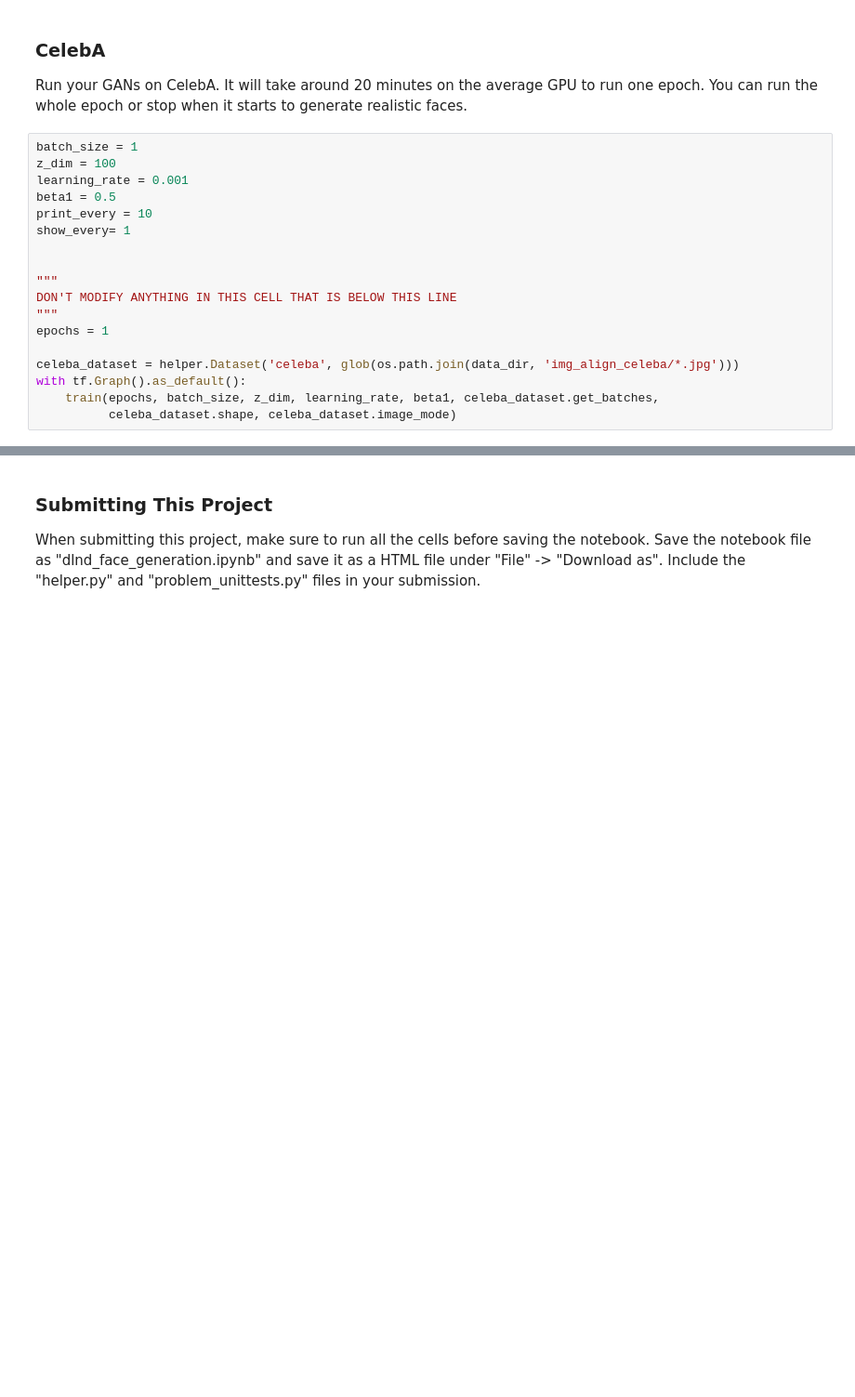
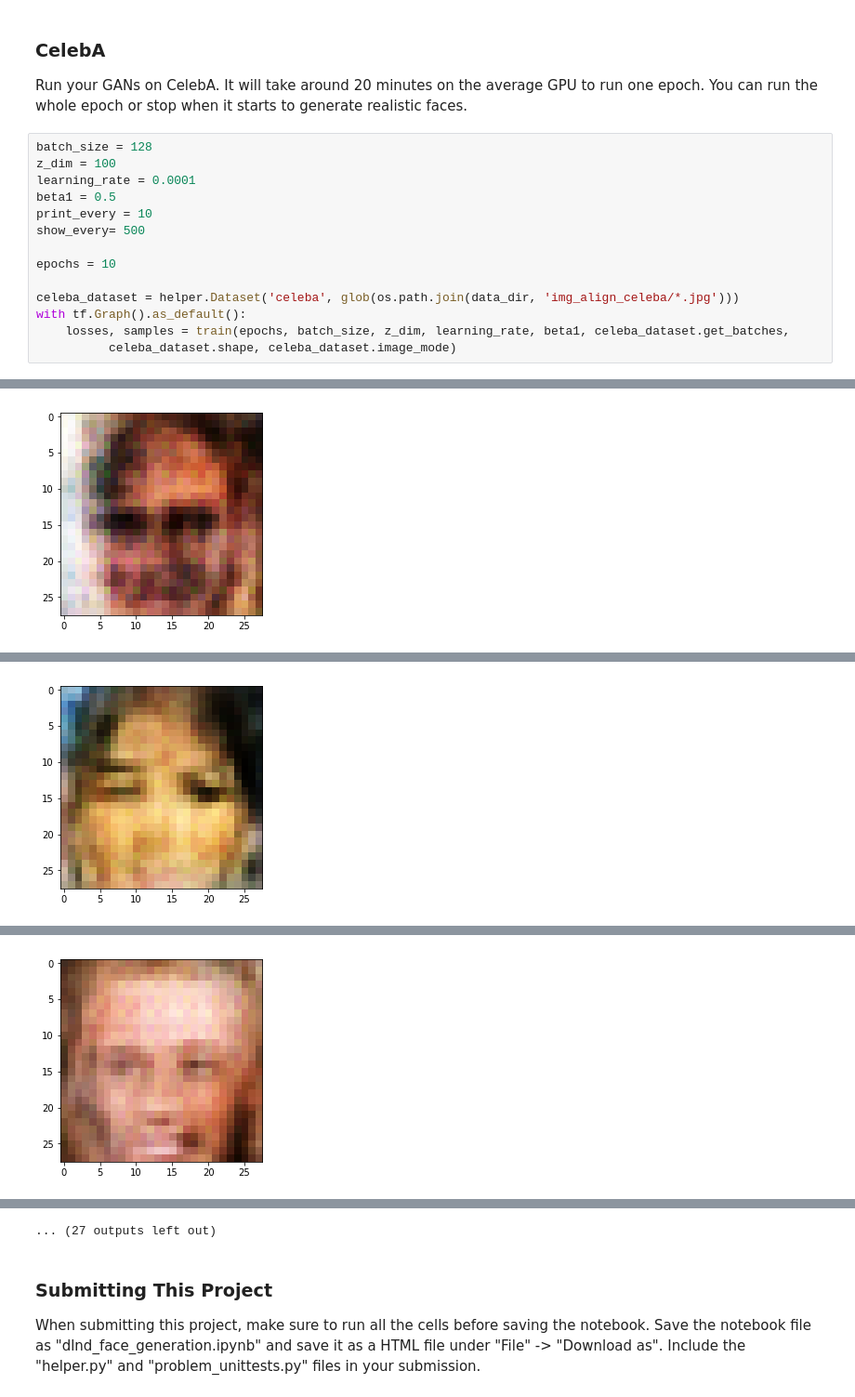
Before and after one commit to ZmeiGorynych/deep-learning, a Jupyter notebook: face_generation/dlnd_face_generation_wgan.ipynb, the cells around one changed output, grey strips where cells are left out. Shown at 93% size. Drawn from its saved outputs; the diff is of its cells as text; blank space fills up the shorter version.

```diff
--- a/face_generation/dlnd_face_generation_wgan.ipynb
+++ b/face_generation/dlnd_face_generation_wgan.ipynb
@@ -541,20 +497,17 @@ Epoch 2/2... Discriminator Loss: -216.8385... Generator Loss: -86.7015
 ### CelebA
 Run your GANs on CelebA.  It will take around 20 minutes on the average GPU to run one epoch.  You can run the whole epoch or stop when it starts to generate realistic faces.
 # %%
-batch_size = 1
+batch_size = 128
 z_dim = 100
-learning_rate = 0.001
+learning_rate = 0.0001
 beta1 = 0.5
 print_every = 10
-show_every= 1
+show_every= 500
 
-
-"""
-DON'T MODIFY ANYTHING IN THIS CELL THAT IS BELOW THIS LINE
-"""
-epochs = 1
+epochs = 10
 
 celeba_dataset = helper.Dataset('celeba', glob(os.path.join(data_dir, 'img_align_celeba/*.jpg')))
 with tf.Graph().as_default():
-    train(epochs, batch_size, z_dim, learning_rate, beta1, celeba_dataset.get_batches,
+    losses, samples = train(epochs, batch_size, z_dim, learning_rate, beta1, celeba_dataset.get_batches,
           celeba_dataset.shape, celeba_dataset.image_mode)
+# %% [output]
@@ -560,0 +531 @@ with tf.Graph().as_default():
+[figure, added]
@@ -560,0 +549 @@ with tf.Graph().as_default():
+[figure, added]
@@ -560,0 +567 @@ with tf.Graph().as_default():
+[figure, added]
@@ -561,3 +622,4 @@ with tf.Graph().as_default():
+... (27 outputs left out)
 # %% [markdown]
 ### Submitting This Project
 When submitting this project, make sure to run all the cells before saving the notebook. Save the notebook file as "dlnd_face_generation.ipynb" and save it as a HTML file under "File" -> "Download as". Include the "helper.py" and "problem_unittests.py" files in your submission.
```
Also changed, not shown: parts of 10 cells of this notebook.
